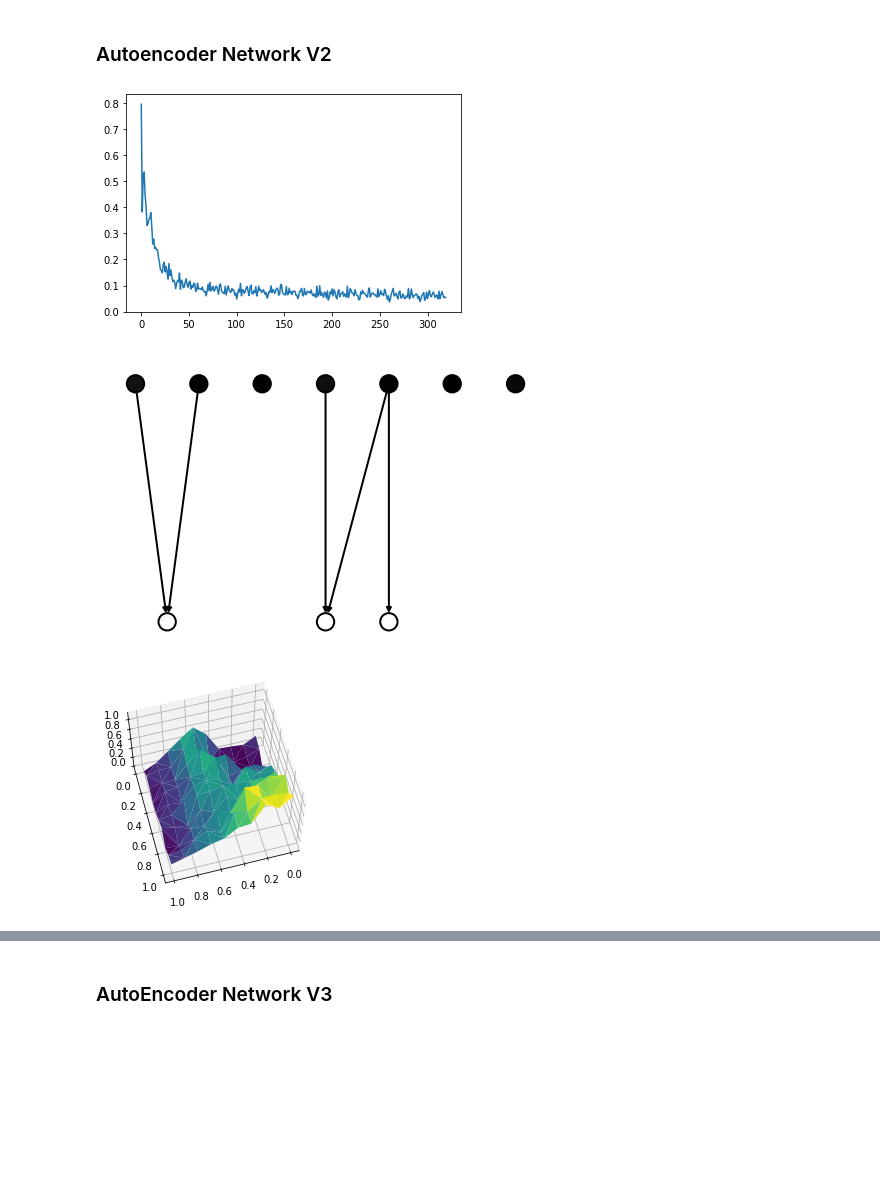
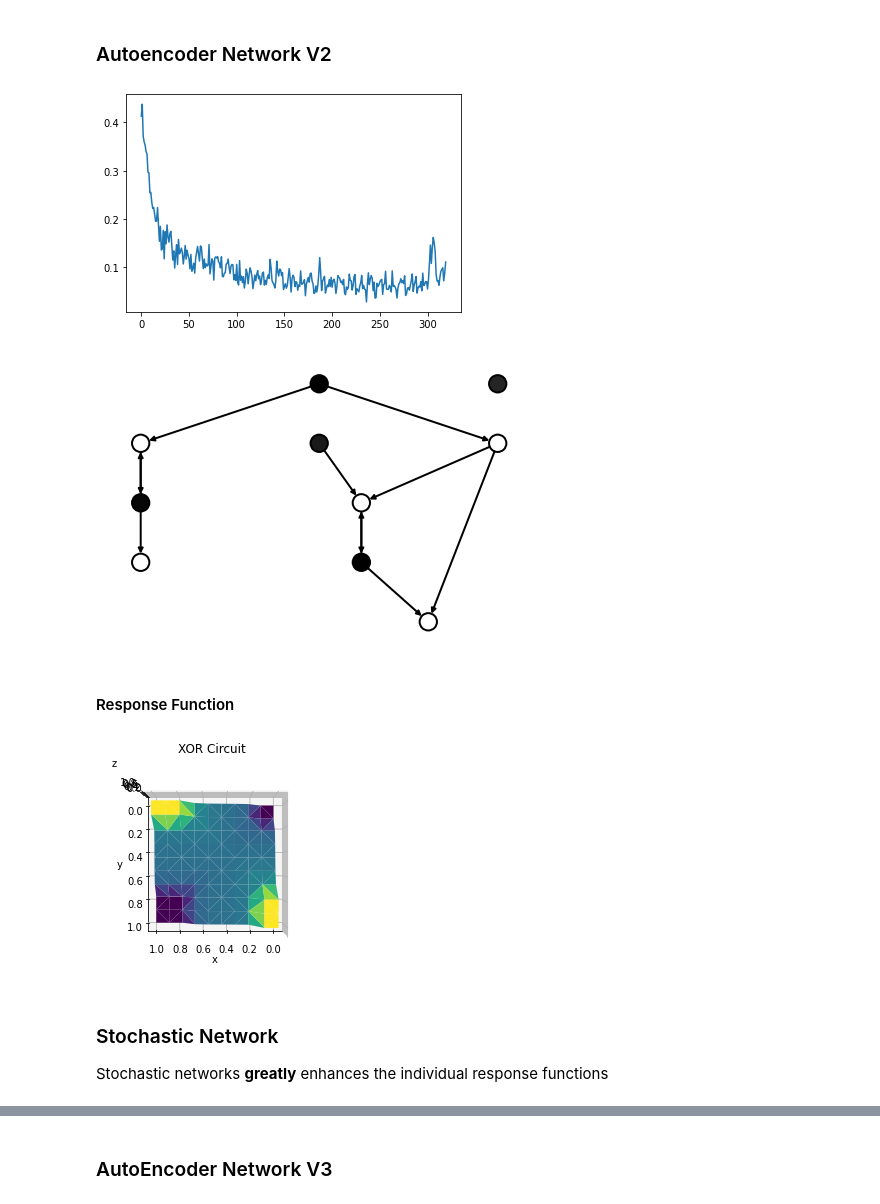
Before and after one commit to jvrana/deep-learning-guides, a Jupyter notebook: notebooks/annotated_universal_graph_transformer/causes_of_lung_cancer/experiment_generative_attention_network.ipynb, the cells around one changed output, grey strips where cells are left out. Cells and saved outputs as stored; diff of their text form; code cells hidden in the pictures; blank space fills up the shorter version.

```diff
--- a/notebooks/annotated_universal_graph_transformer/causes_of_lung_cancer/experiment_generative_attention_network.ipynb
+++ b/notebooks/annotated_universal_graph_transformer/causes_of_lung_cancer/experiment_generative_attention_network.ipynb
@@ -724,2 +734,0 @@ train_circuit_network(net, epochs=11)
-# %%
-g.update_all(fn.copy)
@@ -834,10 +839,10 @@ class AutoEncoderCircuitNetwork2(nn.Module):
 
     def __init__(self, d_model, h):
         super().__init__()
-        self.encoder = Dense(d_model, h, h, h)
+        self.encoder = Dense(d_model, h, h, h, dropout=0.2)
         self.x_init = nn.Linear(1, 1)
         self.core = nn.Sequential(
-            Dense(h+1, h, h, h, h),
+            Dense(h+1, h, h, h, h, dropout=0.2),
             nn.LayerNorm(h)
         )
         self.decoder = nn.Linear(h, 1)
@@ -855,19 +860,20 @@ class AutoEncoderCircuitNetwork2(nn.Module):
                 g.ndata['h'] = self.core(g.ndata['h'])
                 out = self.decoder(g.ndata['h'])
                 out = torch.clamp(out, 0.)
-                g.ndata['x'] = out
+                g.ndata['x'] = out + torch.randn_like(out) * out * 0.1
                 out_arr.append(out)
         self.out_arr = out_arr
         return out
 
 net = AutoEncoderCircuitNetwork2(40, 128)
+net.train()
 train_circuit_network(net, epochs=11)
 # %% [output]
-[figure, old version]
+[figure, new version]
 # %%
 dataset, loader = create_loader(20)
 # %%
-g = dataset[2]
+g = dataset[4]
 with g.local_scope():
     net(g, g.ndata['x'].float(), n=10)
     g.ndata['out'] = torch.cat(net.out_arr, 1)
@@ -876,16 +882,23 @@ with g.local_scope():
         ndata['j'] = ndata['out'][3].item()
     plot_binary_graph(nxg, key='j')
 # %% [output]
-[figure, old version]
+[figure, new version]
+# %% [markdown]
+#### Response Function
 # %%
 from IPython import display
 %matplotlib inline
 
 nxg = nx.DiGraph()
 nxg.add_edge(0, 2)
-nxg.add_edge(1, 2)
-nxg.add_edge(2, 3)
-nxg.add_edge(0, 3)
+nxg.add_edge(1, 3)
+nxg.add_edge(2, 4)
+nxg.add_edge(3, 4)
+nxg.add_edge(4, 9)
+nxg.add_edge(0, 5)
+nxg.add_edge(1, 5)
+nxg.add_edge(5, 9)
+
 g = dgl.from_networkx(nxg)
 
 def forward(self, g, mod, n=5):
@@ -903,33 +916,41 @@ def forward(self, g, mod, n=5):
             out = self.decoder(g.ndata['h'])
             out = torch.clamp(out, 0.)
             g.ndata['x'] = out
             out_arr.append(out)
     self.out_arr = out_arr
     return out
 
 z_arr = []
 x = torch.linspace(0, 1, 10)
 y = torch.linspace(0, 1, 10)
-
+net.eval()
 X = []
 Y = []
 for i in x:
     for j in y:
         X.append(i)
         Y.append(j)
         def mod(x):
             x[0] = i
             x[1] = j
             return x
 
         out = forward(net, g, mod)
         z_arr.append(out[-1])
 Z = torch.cat(z_arr).detach()
 ax = plt.axes(projection='3d')
 X = torch.stack(X)
 Y = torch.stack(Y)
+ax.set_title("XOR Circuit")
+ax.set_xlabel("x")
+ax.set_ylabel('y')
+ax.set_zlabel('z')
 ax.plot_trisurf(X, Y, Z, cmap='viridis', edgecolor='none')
-ax.view_init(60, 45+30)
+ax.view_init(90, 90)
 plt.show()
 # %% [output]
-[figure, old version]
+[figure, new version]
+# %% [markdown]
+### Stochastic Network
+
+Stochastic networks **greatly** enhances the individual response functions
```
Also changed, not shown: parts of 24 cells of this notebook.
